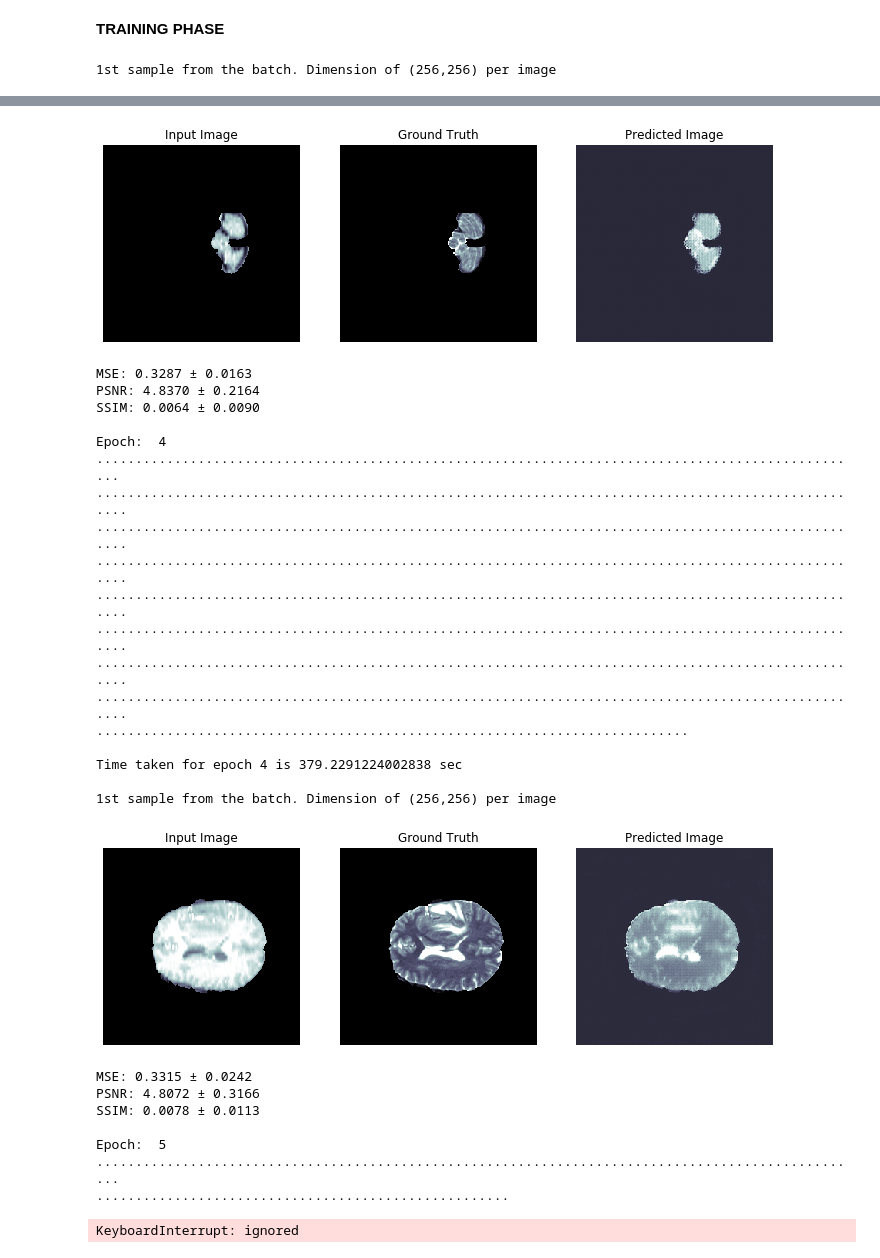
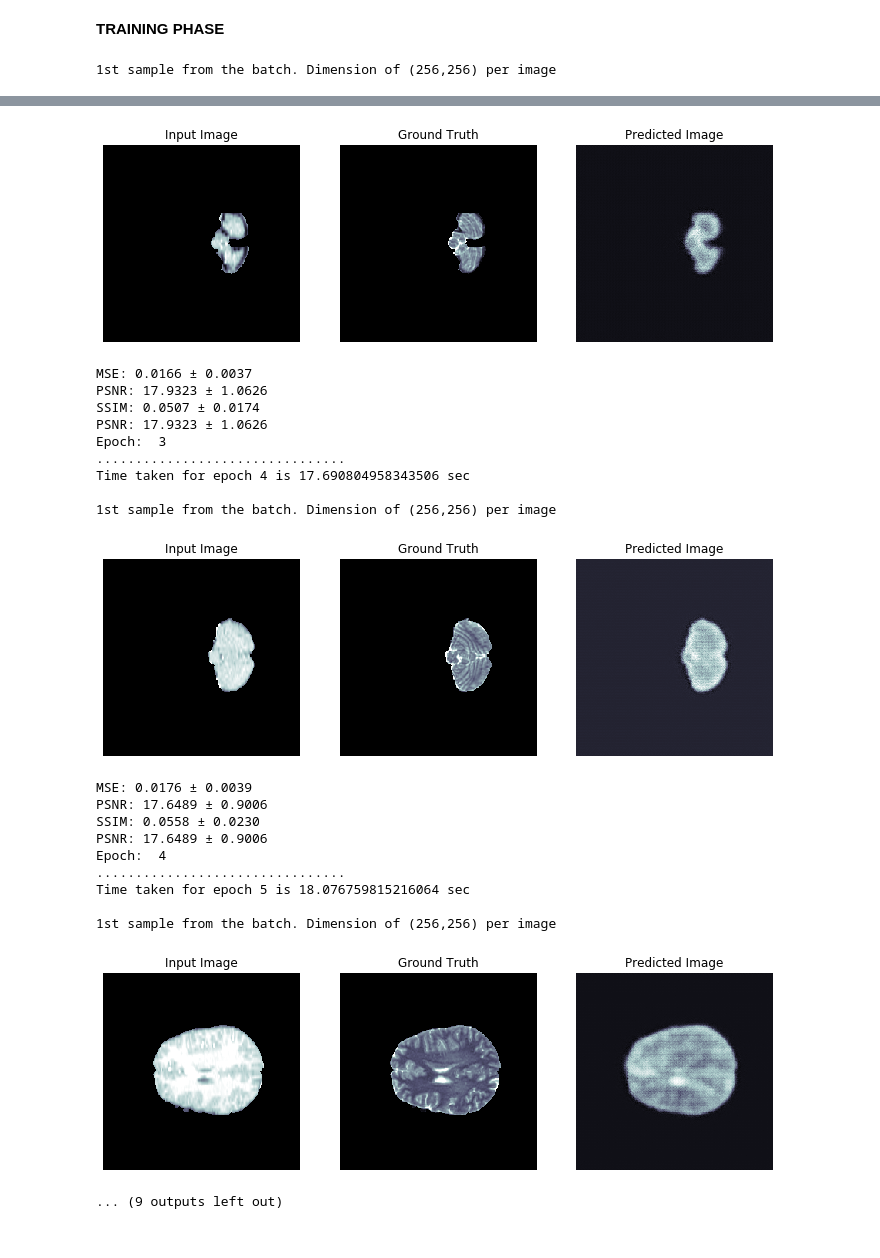
Before and after one commit to EmanuelAlogna/Brain-MRI-generation-using-GANs, a Jupyter notebook: src/MRI_generation_with_pix2pix(P2P_t2).ipynb, the cells around one changed output, grey strips where cells are left out. Drawn from its saved outputs; the diff is of its cells as text; code cells hidden in the pictures.

```diff
--- a/src/MRI_generation_with_pix2pix(P2P_t2).ipynb
+++ b/src/MRI_generation_with_pix2pix(P2P_t2).ipynb
@@ -701,5 +740,20 @@ def train_step(input_image, target, epoch):
                                                 discriminator.trainable_variables))
 
     #return gen_total_loss, gen_gan_loss, gen_l1_loss, disc_loss
+# %%
+def compute_psnr2(image1, image2):
+    # Compute PSNR over tf.float32 Tensors.
+    im1 = tf.image.convert_image_dtype(image1, tf.float32)   # inp is a numpy.ndarray and im1 is an EagerTensor
+    im2 = tf.image.convert_image_dtype(image2, tf.float32)
+    psnr = tf.image.psnr(im1, im2, max_val=1.0)
+    mean = tf.reduce_mean(tf.boolean_mask((psnr), tf.math.is_finite(psnr)))
+    std = tf.math.reduce_std(tf.boolean_mask((psnr), tf.math.is_finite(psnr)))
+    # In the computation of mean and std, I'm ignoring the nan values
+    # Why 'nan' values? nan happens when there is an image with max_value and min_value = 0.0 so a black image
+    # the PSNR would be inf (image is totally similar to the ground truth)
+    # be rescaling the image, the max_value and min_value would become nan and so the PSNR
+    mean = (f'{mean:.4f}')
+    std = (f'{std:.4f}')
+    print("PSNR: {} ± {}".format(mean, std))
 # %%
 def fit(train_ds, epochs, test_ds):
@@ -768,7 +806,10 @@ EPOCHS = 10
 
 # training, validation, testing = load_datasets() # I'll use this in case I get stuck with the cache.
 # Initialize the models, so that I don't have to restart the runtime again.
+generator = Generator()
+discriminator = Discriminator()
+fit(training, EPOCHS, testing)
 
-fit(training, EPOCHS, testing)
+# in case it slows down too much, there is the option: 'reset all runtimes'
 # %% [output]
 1st sample from the batch. Dimension of (256,256) per image
@@ -830,33 +844,27 @@ Time taken for epoch 3 is 379.3360595703125 sec
 
 1st sample from the batch. Dimension of (256,256) per image
-[figure, old version]
+[figure, new version]
-MSE: 0.3287 ± 0.0163
-PSNR: 4.8370 ± 0.2164
-SSIM: 0.0064 ± 0.0090
-
-Epoch:  4
-...................................................................................................
-....................................................................................................
-....................................................................................................
-....................................................................................................
-....................................................................................................
-....................................................................................................
-....................................................................................................
-....................................................................................................
-............................................................................
-
-Time taken for epoch 4 is 379.2291224002838 sec
+MSE: 0.0166 ± 0.0037
+PSNR: 17.9323 ± 1.0626
+SSIM: 0.0507 ± 0.0174
+PSNR: 17.9323 ± 1.0626
+Epoch:  3
+................................
+Time taken for epoch 4 is 17.690804958343506 sec
 
 1st sample from the batch. Dimension of (256,256) per image
-[figure, old version]
+[figure, new version]
-MSE: 0.3315 ± 0.0242
-PSNR: 4.8072 ± 0.3166
-SSIM: 0.0078 ± 0.0113
+MSE: 0.0176 ± 0.0039
+PSNR: 17.6489 ± 0.9006
+SSIM: 0.0558 ± 0.0230
+PSNR: 17.6489 ± 0.9006
+Epoch:  4
+................................
+Time taken for epoch 5 is 18.076759815216064 sec
 
-Epoch:  5
-...................................................................................................
-.....................................................
+1st sample from the batch. Dimension of (256,256) per image
+[figure, added]
-KeyboardInterrupt: ignored
+... (9 outputs left out)
 # %%
 # in the testing there are 28 patients so 128*28 = 3584 samples
 # each samples has then all the scans defined in the load_dataset (up to 4 scans + the segmented area)
```
Also changed, not shown: parts of 15 cells of this notebook.
